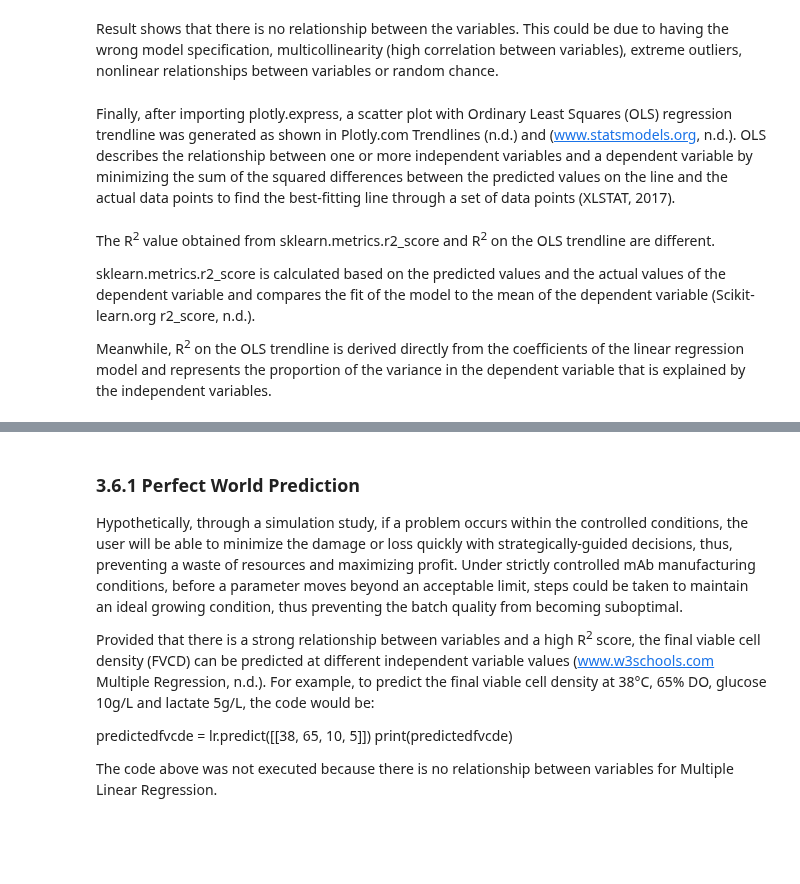
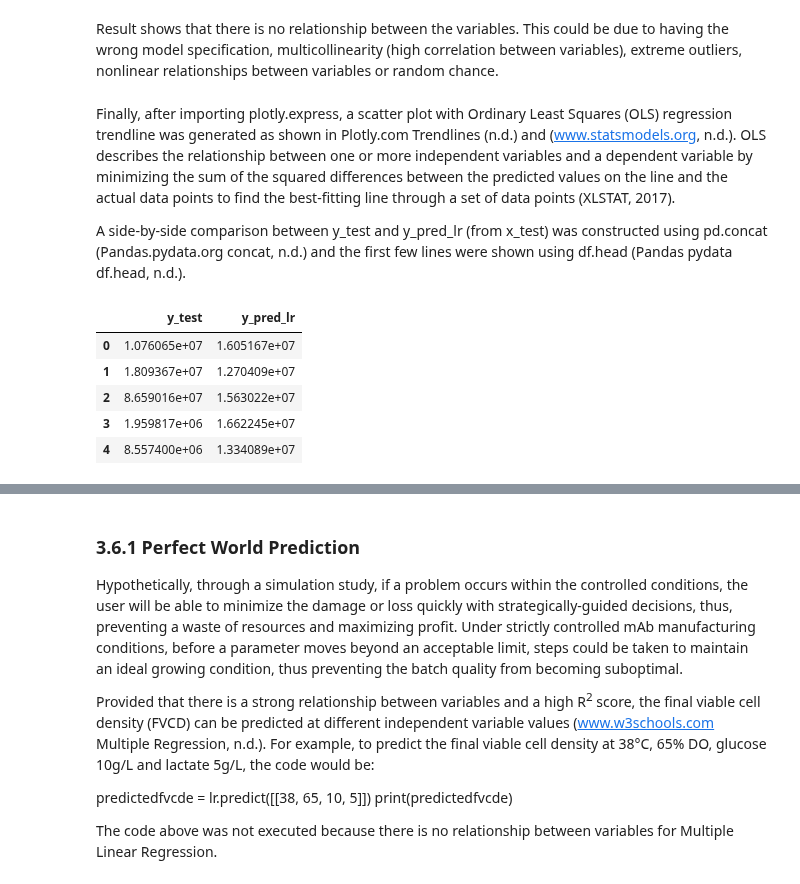
Before and after one commit to nurbujang/1progdaw23, a Jupyter notebook: project1.ipynb, the cells around one changed output, grey strips where cells are left out. Cells and saved outputs as stored; diff of their text form; code cells hidden in the pictures; blank space fills up the shorter version.

```diff
--- a/project1.ipynb
+++ b/project1.ipynb
@@ -921,12 +922,19 @@ print(" Accuracy of the model is %.2f" %Accuracy)
 Result shows that there is no relationship between the variables. This could be due to having the wrong model specification, multicollinearity (high correlation between variables), extreme outliers, nonlinear relationships between variables or random chance.
 # %% [markdown]
 Finally, after importing plotly.express, a scatter plot with Ordinary Least Squares (OLS) regression trendline was generated as shown in Plotly.com Trendlines (n.d.) and (www.statsmodels.org, n.d.). OLS describes the relationship between one or more independent variables and a dependent variable by minimizing the sum of the squared differences between the predicted values on the line and the actual data points to find the best-fitting line through a set of data points (XLSTAT, 2017).
+
+A side-by-side comparison between y_test and y_pred_lr (from x_test) was constructed using pd.concat (Pandas.pydata.org concat, n.d.) and the first few lines were shown using df.head (Pandas pydata df.head, n.d.).
+# %%
+test_pred_df = pd.concat([pd.Series(y_test), pd.Series(y_pred_lr)], axis=1)
+test_pred_df.columns=['y_test', 'y_pred_lr']
+test_pred_df.head()
+# %% [output]
+|  | y_test | y_pred_lr |
+| 0 | 1.076065e+07 | 1.605167e+07 |
+| 1 | 1.809367e+07 | 1.270409e+07 |
+| 2 | 8.659016e+07 | 1.563022e+07 |
+| 3 | 1.959817e+06 | 1.662245e+07 |
+| 4 | 8.557400e+06 | 1.334089e+07 |
 # %%
 px.scatter(y_test, y_pred_lr, trendline='ols',
            title="Log-transformed Fit on Final Viable Cell Density Linear Axes")
-# %% [markdown]
-The R<sup>2</sup> value obtained from sklearn.metrics.r2_score and R<sup>2</sup> on the OLS trendline are different.
-
-sklearn.metrics.r2_score is calculated based on the predicted values and the actual values of the dependent variable and compares the fit of the model to the mean of the dependent variable (Scikit-learn.org r2_score, n.d.).
-
-Meanwhile, R<sup>2</sup> on the OLS trendline is derived directly from the coefficients of the linear regression model and represents the proportion of the variance in the dependent variable that is explained by the independent variables.
```
Also changed, not shown: parts of 24 cells of this notebook, 1 other file.
